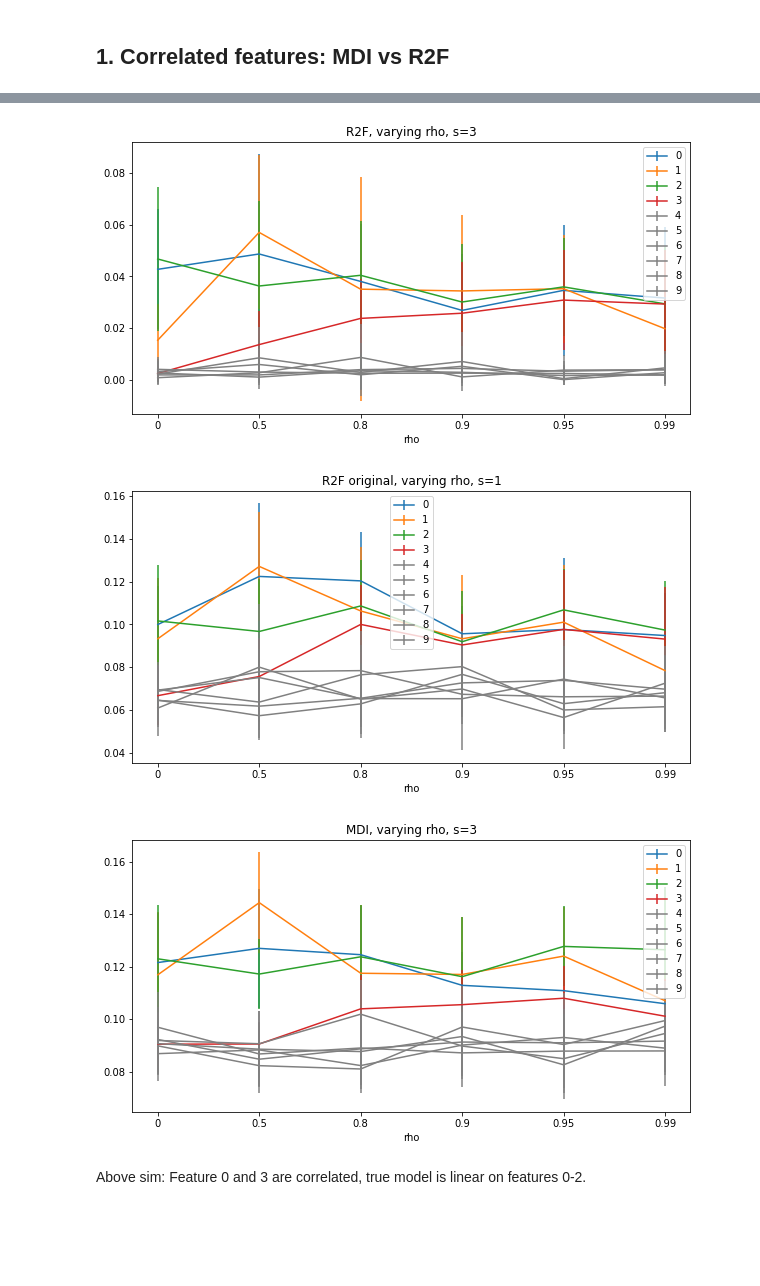
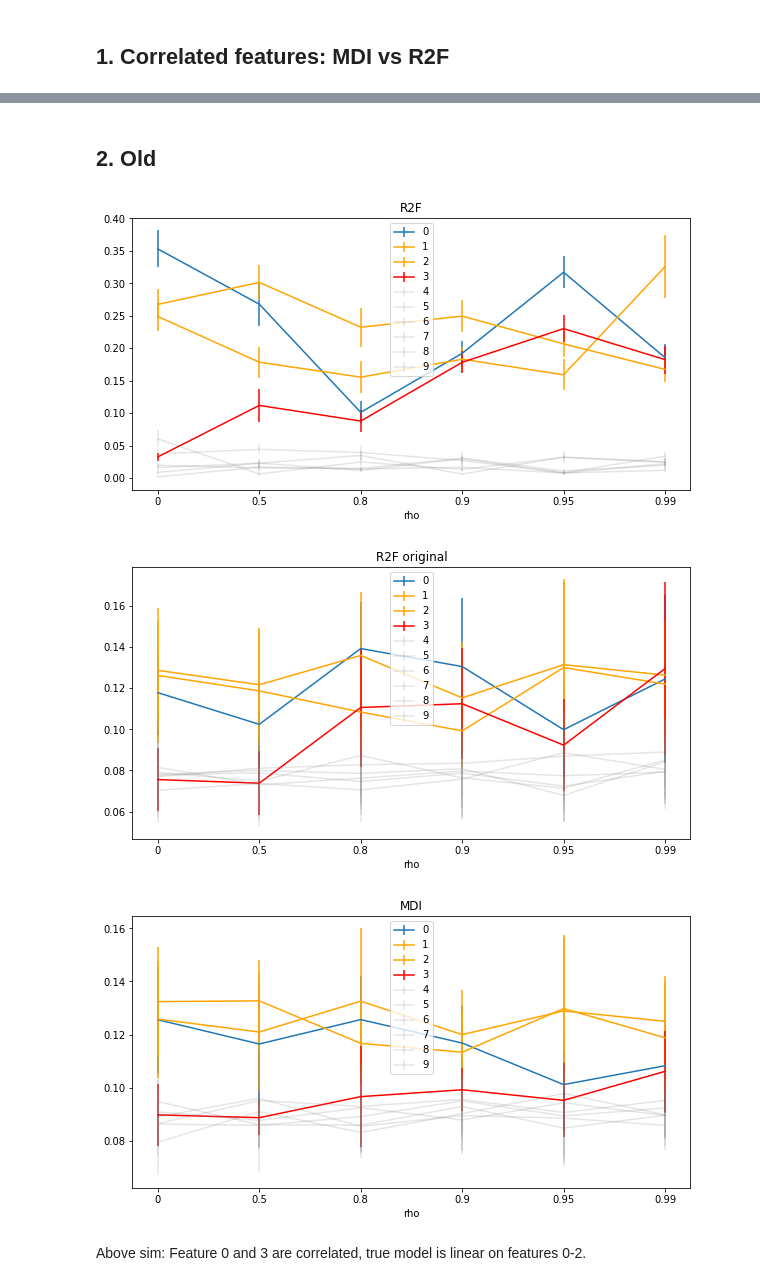
Before and after one commit to Yu-Group/imodels-experiments, a Jupyter notebook: notebooks/nonlinear_significance/03_correlated_features.ipynb, the cells around one changed output, grey strips where cells are left out. Cells and saved outputs as stored; diff of their text form; code cells hidden in the pictures; blank space fills up the shorter version.

```diff
--- a/notebooks/nonlinear_significance/03_correlated_features.ipynb
+++ b/notebooks/nonlinear_significance/03_correlated_features.ipynb
@@ -24,3 +261,5 @@ from simulations_util import *
+# %% [markdown]
+## 2. Old
 # %%
 %%capture
 
@@ -32,8 +271,8 @@ beta = 1
 sigma = 5
 runs = 10
 
-FI_means = []
-FI_stds = []
+mdi_means = []
+mdi_stds = []
 r2f_means = []
 r2f_stds = []
 r2f_orig_means = []
@@ -42,7 +281,7 @@ for rho in tqdm(rho_grid):
     Sigma = np.eye(d)
     Sigma[0, s] = rho
     Sigma[s, 0] = rho
-    FI_results = []
+    mdi_results = []
     r2f_results = []
     r2f_orig_results = []
     for r in range(runs):
@@ -50,23 +289,27 @@ for rho in tqdm(rho_grid):
         y = linear_model(X, sigma, s, beta)
         rf_model = RandomForestRegressor(max_features=0.33)
         rf_model.fit(X, y)
-        FI_results.append(rf_model.feature_importances_ / np.sum(rf_model.feature_importances_))
+        mdi_results.append(rf_model.feature_importances_ / np.sum(rf_model.feature_importances_))
         tree_tester = TreeTester(rf_model)
         r2f_results.append(tree_tester.get_r_squared_sig_threshold(X, y, add_linear=True))
         _, r2f_orig_result = tree_tester.get_feature_significance_and_ranking(X, y)
         r2f_orig_results.append(r2f_orig_result)
-    FI_results = np.array(FI_results)
+    mdi_results = np.array(mdi_results)
     r2f_results = np.array(r2f_results)
     r2f_orig_results = np.array(r2f_orig_results)
-    FI_means.append(np.mean(FI_results, axis=0))
-    FI_stds.append(np.std(FI_results, axis=0))
+    mdi_means.append(np.mean(mdi_results, axis=0))
+    mdi_stds.append(np.std(mdi_results, axis=0))
     r2f_means.append(np.mean(r2f_results, axis=0))
     r2f_stds.append(np.std(r2f_results, axis=0))
     r2f_orig_means.append(np.mean(r2f_orig_results, axis=0))
     r2f_orig_stds.append(np.std(r2f_orig_results, axis=0))
-FI_means = pd.DataFrame(FI_means)
-FI_stds = pd.DataFrame(FI_stds)
+mdi_means = pd.DataFrame(mdi_means)
+mdi_stds = pd.DataFrame(mdi_stds)
 r2f_means = pd.DataFrame(r2f_means)
+r2f_means /= r2f_means.sum(axis=1)[5]
 r2f_stds = pd.DataFrame(r2f_stds)
+r2f_stds /= r2f_means.sum(axis=1)[5]
 r2f_orig_means = pd.DataFrame(r2f_orig_means)
+r2f_orig_means /= r2f_orig_means.sum(axis=1)[5]
 r2f_orig_stds = pd.DataFrame(r2f_orig_stds)
+r2f_orig_stds /= r2f_orig_means.sum(axis=1)[5]
@@ -73,41 +320,48 @@ r2f_orig_stds = pd.DataFrame(r2f_orig_stds)
 # %%
 plt.figure(figsize=(10, 5))
-for i in range(s+1):
-    plt.errorbar(range(len(rho_grid)), r2f_means.iloc[:,i], yerr=r2f_stds[i], label=i)
+plt.errorbar(range(len(rho_grid)), r2f_means.iloc[:,0], yerr=r2f_stds[0], label=0)
+for i in range(1, s):
+    plt.errorbar(range(len(rho_grid)), r2f_means.iloc[:,i], yerr=r2f_stds[i], label=i, color="orange")
+plt.errorbar(range(len(rho_grid)), r2f_means.iloc[:,s], yerr=r2f_stds[s], label=s, color="red")
 for i in range(s+1, d):
-    plt.errorbar(range(len(rho_grid)), r2f_means.iloc[:,i], yerr=r2f_stds[i], label=i, color="gray")
+    plt.errorbar(range(len(rho_grid)), r2f_means.iloc[:,i], yerr=r2f_stds[i], label=i, color="gray", alpha=0.2)
 plt.legend()
 plt.xticks(ticks=range(len(rho_grid)), labels=rho_grid)
 plt.xlabel("rho")
-plt.title("R2F, varying rho, s=3")
+plt.title("R2F")
+#plt.savefig("plots/lin_corr_R2F.png")
 plt.show()
 # %% [output]
-[figure, old version]
+[figure, new version]
 # %%
 plt.figure(figsize=(10, 5))
-for i in range(s+1):
-    plt.errorbar(range(len(rho_grid)), r2f_orig_means.iloc[:,i], yerr=r2f_orig_stds[i], label=i)
+plt.errorbar(range(len(rho_grid)), r2f_orig_means.iloc[:,0], yerr=r2f_orig_stds[0], label=0)
+for i in range(1, s):
+    plt.errorbar(range(len(rho_grid)), r2f_orig_means.iloc[:,i], yerr=r2f_orig_stds[i], label=i, color="orange")
+plt.errorbar(range(len(rho_grid)), r2f_orig_means.iloc[:,s], yerr=r2f_orig_stds[s], label=s, color="red")
 for i in range(s+1, d):
-    plt.errorbar(range(len(rho_grid)), r2f_orig_means.iloc[:,i], yerr=r2f_orig_stds[i], label=i, color="gray")
+    plt.errorbar(range(len(rho_grid)), r2f_orig_means.iloc[:,i], yerr=r2f_orig_stds[i], label=i, color="gray", alpha=0.2)
 plt.legend()
 plt.xticks(ticks=range(len(rho_grid)), labels=rho_grid)
 plt.xlabel("rho")
-plt.title("R2F original, varying rho, s=1")
+plt.title("R2F original")
 plt.show()
 # %% [output]
-[figure, old version]
+[figure, new version]
 # %%
 plt.figure(figsize=(10, 5))
-for i in range(s+1):
-    plt.errorbar(range(len(rho_grid)), FI_means.iloc[:,i], yerr=FI_stds[i], label=i)
+plt.errorbar(range(len(rho_grid)), mdi_means.iloc[:,0], yerr=mdi_stds[0], label=0)
+for i in range(1, s):
+    plt.errorbar(range(len(rho_grid)), mdi_means.iloc[:,i], yerr=mdi_stds[i], label=i, color="orange")
+plt.errorbar(range(len(rho_grid)), mdi_means.iloc[:,s], yerr=mdi_stds[s], label=s, color="red")
 for i in range(s+1, d):
-    plt.errorbar(range(len(rho_grid)), FI_means.iloc[:,i], yerr=FI_stds[i], label=i, color="gray")
+    plt.errorbar(range(len(rho_grid)), mdi_means.iloc[:,i], yerr=mdi_stds[i], label=i, color="gray", alpha=0.2)
 plt.legend()
 plt.xticks(ticks=range(len(rho_grid)), labels=rho_grid)
 plt.xlabel("rho")
-plt.title("MDI, varying rho, s=3")
+plt.title("MDI")
 plt.show()
 # %% [output]
-[figure, old version]
+[figure, new version]
 # %% [markdown]
 Above sim: Feature 0 and 3 are correlated, true model is linear on features 0-2.
```
Also changed, not shown: parts of 36 cells of this notebook.
